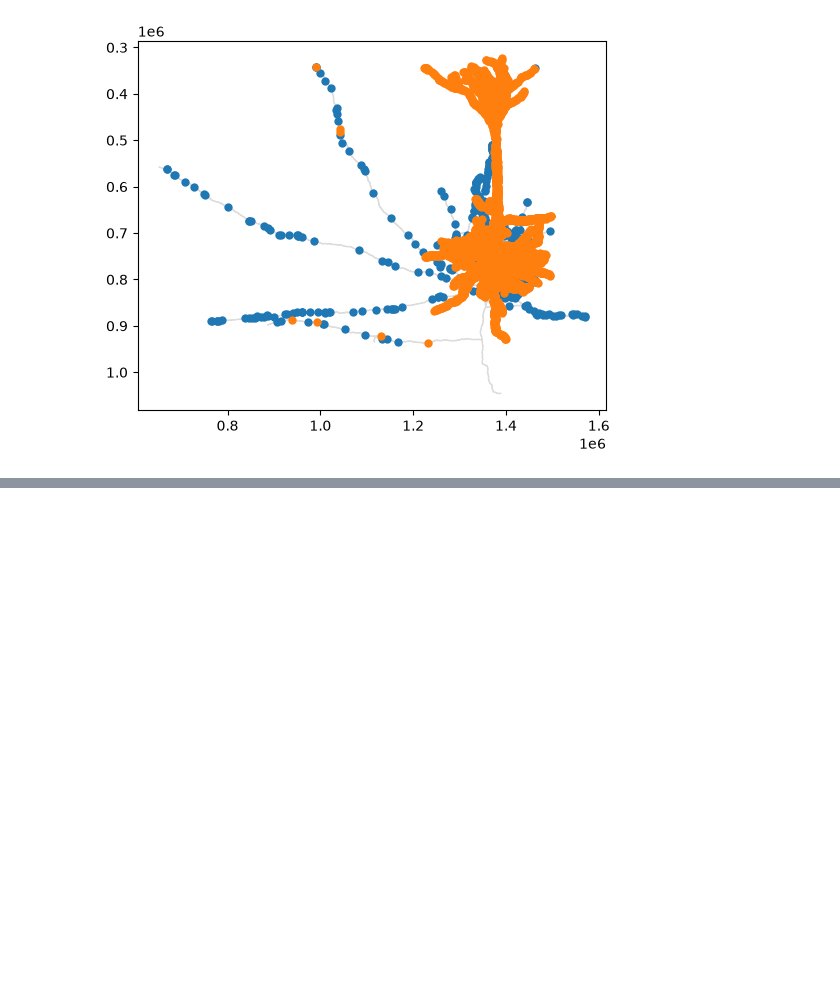
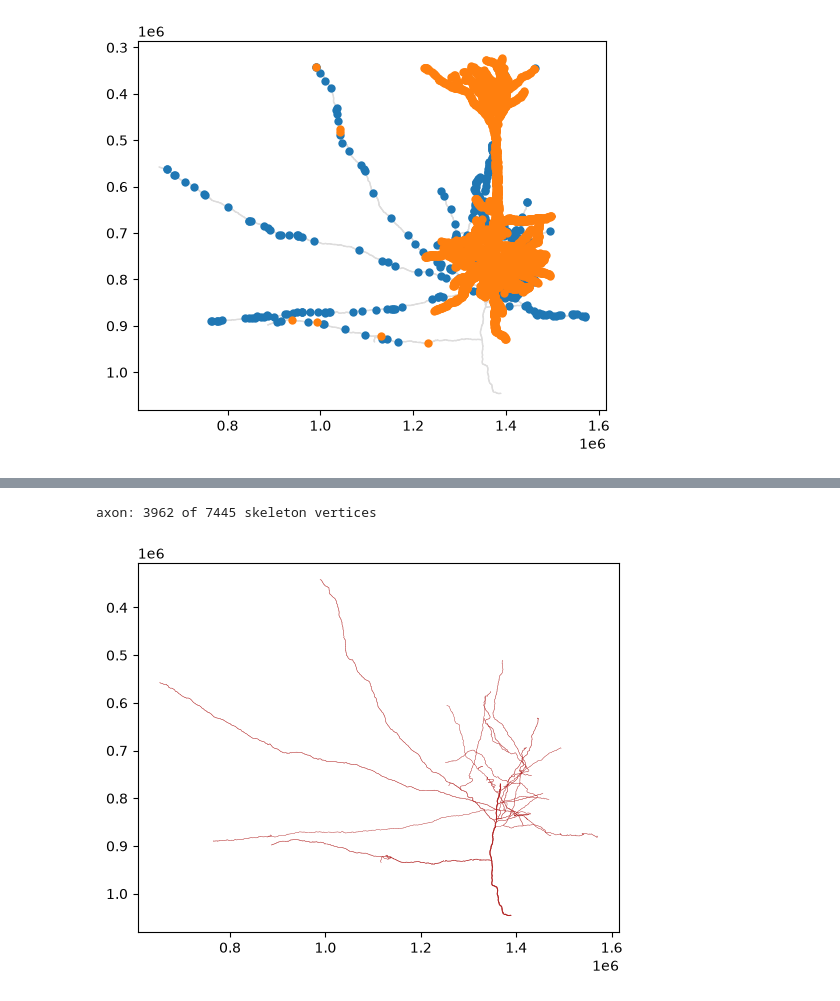
Before and after one commit to AllenInstitute/microns_tutorial, a Jupyter notebook: tutorial_book/quickstart_notebooks/07-cave-download-skeleton.ipynb, the cells around one changed output, grey strips where cells are left out. Saved outputs shown, nothing was run; the diff lists cells and outputs as text; code cells hidden in the pictures; blank space fills up the shorter version.

```diff
--- a/tutorial_book/quickstart_notebooks/07-cave-download-skeleton.ipynb
+++ b/tutorial_book/quickstart_notebooks/07-cave-download-skeleton.ipynb
@@ -321,0 +357,18 @@ ossify.plot.plot_cell_2d(cell, color='compartment', synapses='both')
+# %%
+# Keep only the axon (SWC compartment code 2); annotations (synapses) are carried along.
+cell_axon = cell.skeleton.apply_mask(
+    cell.skeleton.df['compartment'] == ossify.SWC_AXON,
+    return_cell=True,
+)
+print(f"axon: {cell_axon.skeleton.n_vertices} of {cell.skeleton.n_vertices} skeleton vertices")
+
+ossify.plot.plot_morphology_2d(
+    cell_axon,
+    color='compartment',
+    palette={ossify.SWC_AXON: 'firebrick'},
+    linewidth='radius', linewidth_norm=(100, 1000), widths=(0.25, 2),
+)
+plt.show()
+# %% [output]
+axon: 3962 of 7445 skeleton vertices
+[figure, added]
```
Also changed, not shown: parts of 7 cells of this notebook, 1 other file.
